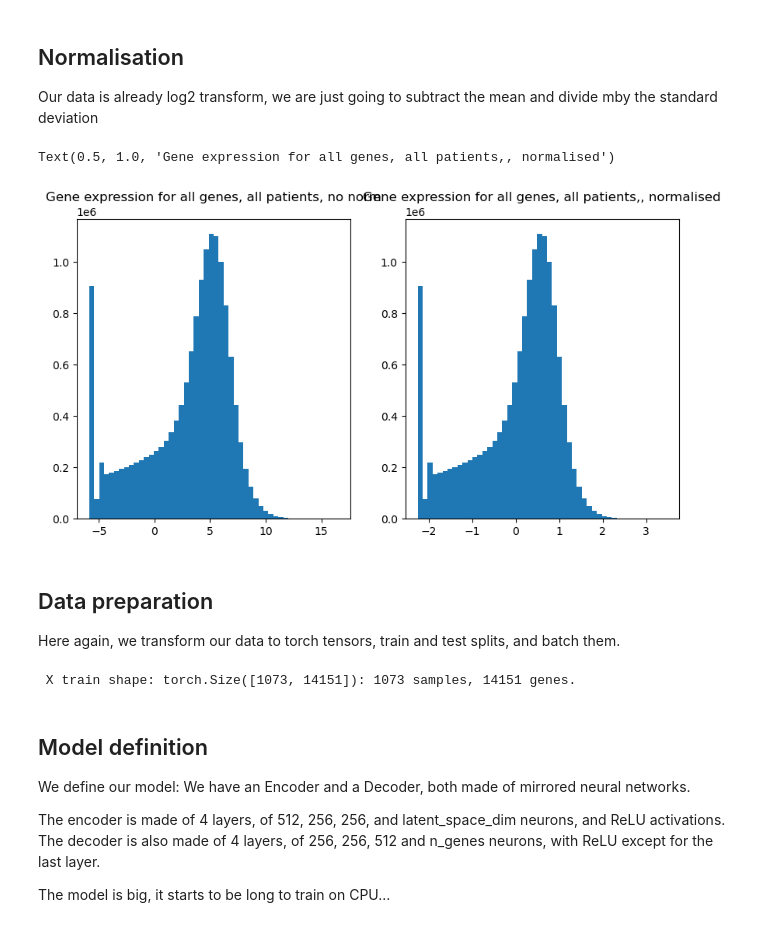
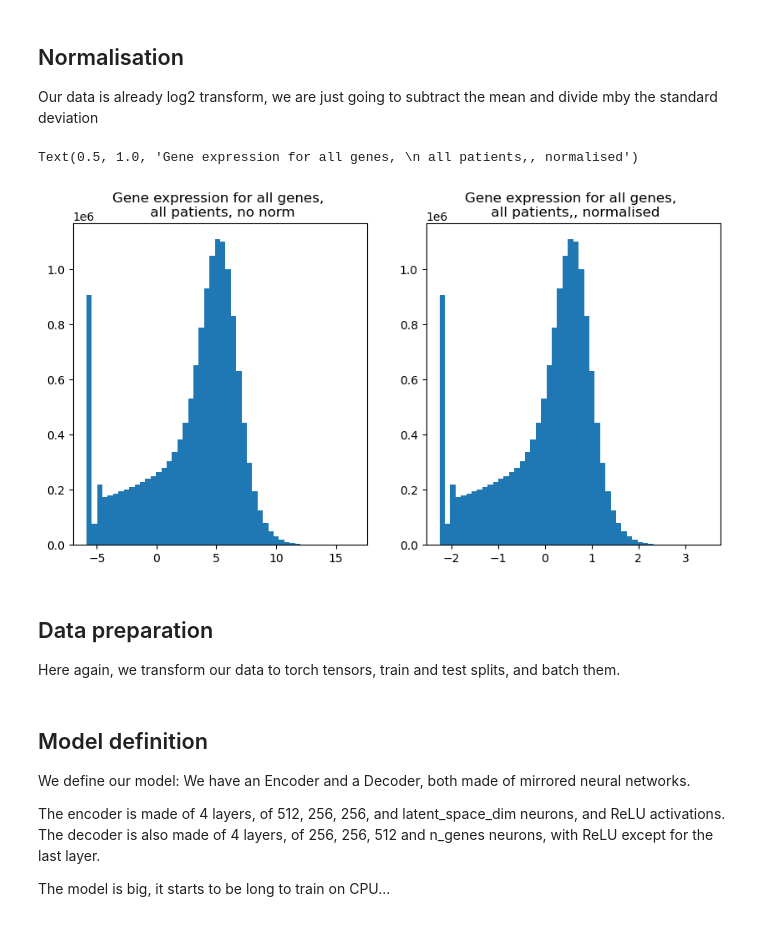
Before and after one commit to Hbretonniere/VHIO_academy_DL_Intro_Course, a Jupyter notebook: notebooks/4-rna_auto_encoder.ipynb, the cells around one changed output. Saved outputs shown, nothing was run; the diff lists cells and outputs as text; code cells hidden in the pictures.

Commit message:
validations + collab

```diff
--- a/notebooks/4-rna_auto_encoder.ipynb
+++ b/notebooks/4-rna_auto_encoder.ipynb
@@ -28,5 +41,5 @@ Out data comes from TCGA, it's the gene expression of BRCA patients, log2 transf
 # %%
-data = pd.read_csv('../data/TCGA_rna.tsv', index_col=0)
+data = pd.read_csv(f'{path}/TCGA_rna.tsv', index_col=0)
 print(data.shape)
 data.head()
 # %% [output]
@@ -49,26 +62,35 @@ x = data.values
 # %%
 fig, ax = plt.subplots(1, 2, figsize=(10, 5))
 ax[0].hist(x.ravel(), bins=50)
-x_norm = x - np.mean(x)
-x_norm /= np.std(x_norm)
+x_norm = (x - np.mean(x)) / np.std(x)
 ax[1].hist(x_norm.ravel(), bins=50)
-ax[0].set_title('Gene expression for all genes, all patients, no norm')
-ax[1].set_title('Gene expression for all genes, all patients,, normalised')
+ax[0].set_title('Gene expression for all genes, \n all patients, no norm')
+ax[1].set_title('Gene expression for all genes, \n all patients,, normalised')
 # %% [output]
-Text(0.5, 1.0, 'Gene expression for all genes, all patients,, normalised')
+Text(0.5, 1.0, 'Gene expression for all genes, \n all patients,, normalised')
-[figure, old version]
+[figure, new version]
 # %% [markdown]
 ## Data preparation
 Here again, we transform our data to torch tensors, train and test splits, and batch them.
 # %%
-n_train_samples = int(len(x))
-x_tensor = torch.from_numpy(x_norm).float()
 
-x_train = x_tensor[:n_train_samples]
+# set the number of samples per group
+n_train_samples = int(0.6*len(x_norm))
+n_validation_samples = int(0.2*len(x_norm))
+n_test_samples = int(0.2*len(x_norm))
 
-x_test = x_tensor[:n_train_samples:]
-batch_size = 32
+# randomise your data for random reprentation in each group
+random_samples_ids = np.arange(len(x_norm))
+np.random.shuffle(random_samples_ids)
 
-print(f' X train shape: {x_train.shape}: {x_train.shape[0]} samples, {x_train.shape[1]} genes.')
+# get the random ids
+train_ids = random_samples_ids[:n_train_samples]
+validation_ids = random_samples_ids[n_train_samples:n_train_samples+n_validation_samples]
+test_ids = random_samples_ids[-n_test_samples:]
+
+# create the sets
+x_train = x_norm[train_ids]
+
+x_validation = x_norm[validation_ids]
+
+x_test = x_norm[test_ids]
-# %% [output]
- X train shape: torch.Size([1073, 14151]): 1073 samples, 14151 genes.
```
Also changed, not shown: parts of 19 cells of this notebook, 4 other files.
